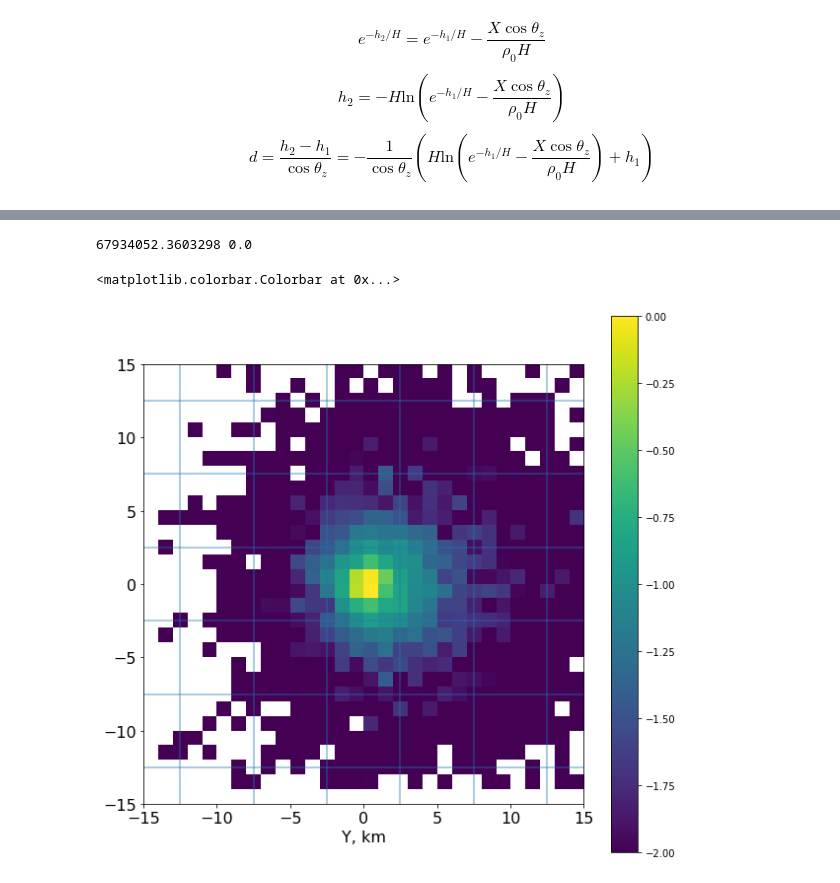
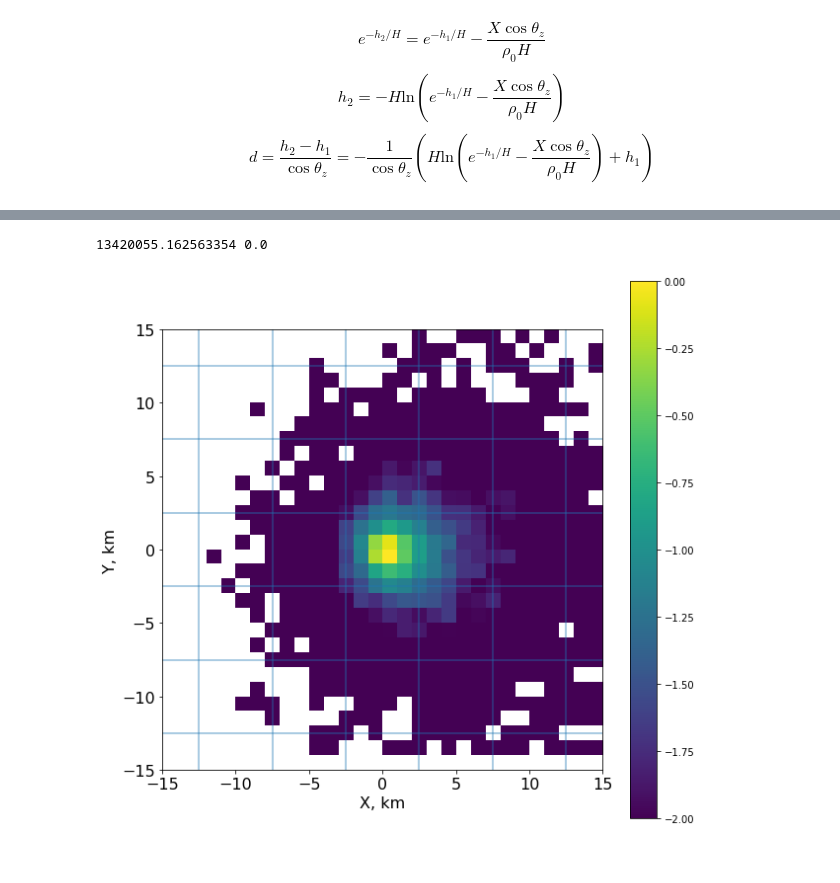
Before and after one commit to LBJ-Wade/TGF-fluorescence, a Jupyter notebook: TGF_fluorescence1.ipynb, the cells around one changed output, grey strips where cells are left out. Saved outputs shown, nothing was run; the diff lists cells and outputs as text; code cells hidden in the pictures.

```diff
--- a/TGF_fluorescence1.ipynb
+++ b/TGF_fluorescence1.ipynb
@@ -17,7 +17,7 @@ Nsamples=10000
 Ngen=20
 
 # minimal and maximal energy of photons in the initial dN/dE~E^{-1} spectrum
-E_gamma0=1e9
+E_gamma0=1e8
 E_gamma1=1e6
 
 # Gamma-ray injection altitude
@@ -26,6 +26,12 @@ H0=15.
 # Photons are emitted in a cone with some opening angle, tilted to the vertical:
 Opening_angle=30*pi/180.
 Tilt=9*pi/180.
+
+# Switch for electron or photon injection (1 is "ON")
+PH_INJ=1
+EL_INJ=0
+
+
 
 # Sizes of images in XY and Z directions
 Rmax=15
@@ -41,7 +47,7 @@ DirZ_B=cos(Zd_B)
 B=1. # G
 Dir_B=np.array([DirX_B,DirY_B,DirZ_B])
 
-E_elec=1. # kV/cm in the direction of TGF
+E_elec=0. # kV/cm in the direction of TGF
 Hmin_elec=H0
 Hmax_elec=H0+2.
 # %% [markdown]
@@ -441,8 +445,8 @@ for gen in range(0,Ngen-1):
                     Dir=np.array([DirX_e[i,gen,k],DirY_e[i,gen,k],DirZ_e[i,gen,k]])
                     Dirr=Rotate_B(Dir,E_e[i,gen,k],dist)
                     DirX_e[i,gen+1,k]=Dirr[0]
-                    DirY_e[i,gen+1,k]=Dirr[0]
-                    DirZ_e[i,gen+1,k]=Dirr[0]
+                    DirY_e[i,gen+1,k]=Dirr[1]
+                    DirZ_e[i,gen+1,k]=Dirr[2]
                     if Z_e[i,gen+1,k]<Hmax_elec:
                         dE=E_elec*1e3*(dist*1.e5)
                         #print('....acceleration:',Z_e[i,gen+1,k],E_e[i,gen,k]/1.e6,dist*1e5,E_elec*dist*1e5,dE/E_e[i,gen,k])
@@ -453,9 +457,10 @@ for gen in range(0,Ngen-1):
                     if (X_brems>X_ionis):
                         #print('...absorbed at',X_e[i,gen+1,k],Y_e[i,gen+1,k],Z_e[i,gen+1,k])
 
-                        FLAG_e[i,gen+1,k]=1
+                        FLAG_e[i,gen+1,k]=0
+                        E_e[i,gen+1,k]=(E_e[i,gen,k]+dE)/2.
                         #E_fluo=fluo_yield(Z_e[i,gen,k],E_e[i,gen,k]+dE)*(E_e[i,gen,k]+dE)
-                        E_fluo=fluo_yield(Z_e[i,gen,k],E_e[i,gen,k])*(E_e[i,gen,k])
+                        E_fluo=fluo_yield(Z_e[i,gen,k],E_e[i,gen,k])*(E_e[i,gen,k]+dE)/2.
 
                         #print('....',i,k,E_fluo)
                         E_FL.append(E_fluo)
@@ -463,7 +468,7 @@ for gen in range(0,Ngen-1):
                         X_FL.append(X_e[i,gen+1,k])
                         Y_FL.append(Y_e[i,gen+1,k])
                         Z_FL.append(Z_e[i,gen+1,k])
-                        E_tot_ionis+=E_e[i,gen,k]+dE
+                        E_tot_ionis+=(E_e[i,gen,k]+dE)/2.
 
                         # We update the image adding fluorescence energy output in the electron deposition point.
                         ii=int((X_e[i,gen+1,k]+Rmax)/(2.*Rmax)*Npixx)
@@ -504,9 +509,6 @@ for gen in range(0,Ngen-1):
                         DirZ_gamma[i,gen+1,ii]=DirZ_e[i,gen,k]
 
                         E_e[i,gen+1,k]=(1-frac)*(E_e[i,gen,k]+dE)
-                        DirX_e[i,gen+1,k]=DirX_e[i,gen,k]
-                        DirY_e[i,gen+1,k]=DirY_e[i,gen,k]
-                        DirZ_e[i,gen+1,k]=DirZ_e[i,gen,k]
 
             # Now we take all still active photons:
             if(FLAG_gamma[i,gen,k]==0):
@@ -738,28 +740,29 @@ plt.colorbar(alpha=1)
 # %%
 plt.figure(figsize=(10,10))
 plt.xlim(-Rmax,Rmax)
 plt.ylim(-Rmax,Rmax)
 plt.xlabel('X, km',fontsize=16)
-plt.xlabel('Y, km',fontsize=16)
+plt.ylabel('Y, km',fontsize=16)
 plt.tick_params(axis='both', which='major', labelsize=16)
 
 
 
 print(np.amax(imxy),np.amin(im))
 
 plt.imshow(log10(imxy/np.amax(imxy)),origin='lower',extent=[-Rmax,Rmax,-Rmax,Rmax],vmin=-2,vmax=0)
 #plt.imshow((imxy/np.amax(imxy)),origin='lower',extent=[-Rmax,Rmax,-Rmax,Rmax],vmin=0,vmax=1)
 
 
 for i in range(-10,10):
     plt.axhline(5*i+2.5,alpha=0.5)
 for i in range(-10,10):
     plt.axvline(5*i+2.5,alpha=0.5)
 plt.colorbar()
+
+plt.savefig('TGF_XY.png',format='png',dpi=100)
 # %% [output]
-67934052.3603298 0.0
+13420055.162563354 0.0
-<matplotlib.colorbar.Colorbar at 0x...>
-[figure, old version]
+[figure, new version]
 # %%
 plt.figure(figsize=(10,10))
 plt.xlim(-Rmax,Rmax)
```
Also changed, not shown: parts of 10 cells of this notebook.
